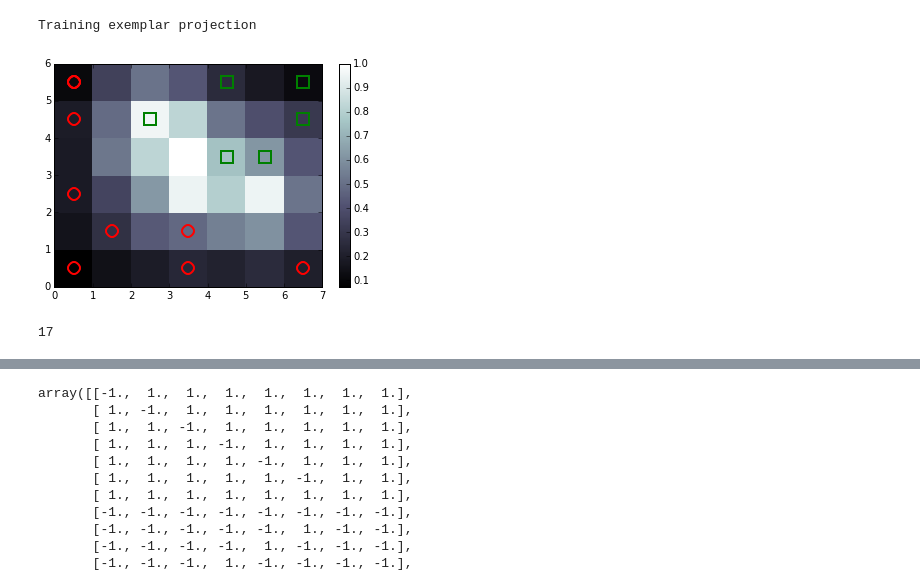
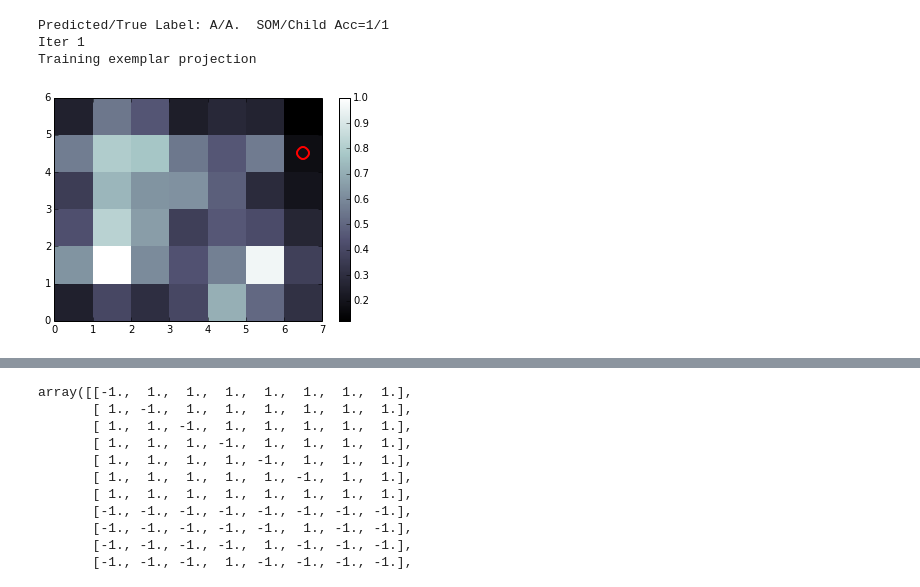
Before and after one commit to sriveravi/som, a Jupyter notebook: runSOM2.ipynb, the cells around one changed output, grey strips where cells are left out. Drawn from its saved outputs; the diff is of its cells as text; code cells hidden in the pictures.

```diff
--- a/runSOM2.ipynb
+++ b/runSOM2.ipynb
@@ -164,4 +194,10 @@ class SOM:
 #     return ( data[:7,:], data[7:,:] )
 # %%
 # init som
-mod = SOM( '4750.csv', learning_rate=0.5 )
+mod = SOM( '4750.csv', learning_rate=0.3 )
+mod.show()
+
+
+# print mod.ideal[6:8,:]
+# print mod.idealTarget[6:8]
+# print mod.target
@@ -168,15 +207,16 @@ mod = SOM( '4750.csv', learning_rate=0.5 )
 # %%
+
 # train incrementally
-mod.trainOne()
-# mod.trainOneGliozzi()
-mod.show()
-print mod.som.dataIdx
-
-# mod.showIdeal()
+mod.predOne()
+mod.trainOne()  #  don't use mod.trainOneGliozzi()
+print( 'Iter %d'% mod.som.dataIdx)
+mod.show(mod.som.dataIdx)
+# mod.showIdeal()  # ideal exemplars on trained map
 # %% [output]
+Predicted/True Label: A/A.  SOM/Child Acc=1/1
+Iter 1
 Training exemplar projection
-[figure, old version]
+[figure, new version]
-17
 # %%
 # how to use
 # fileDir = '../../KARS_reinf/Python/FeatSeenBySub/'
```
Also changed, not shown: parts of 8 cells of this notebook.
